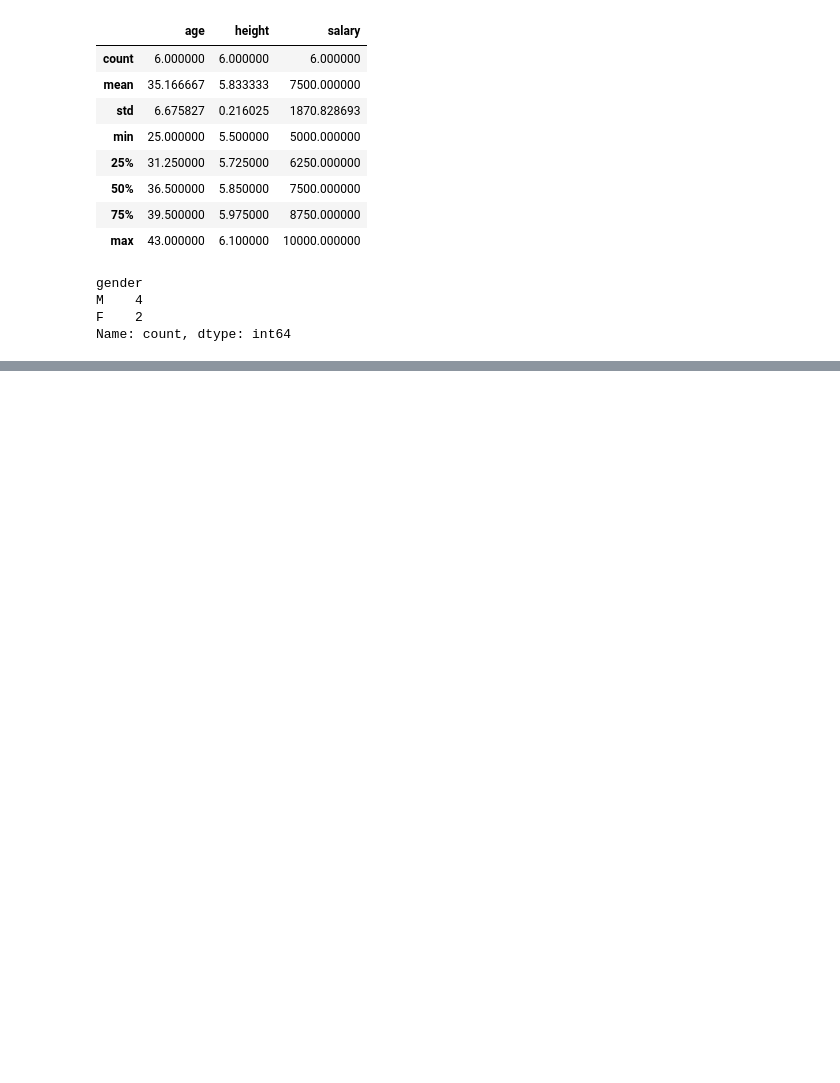
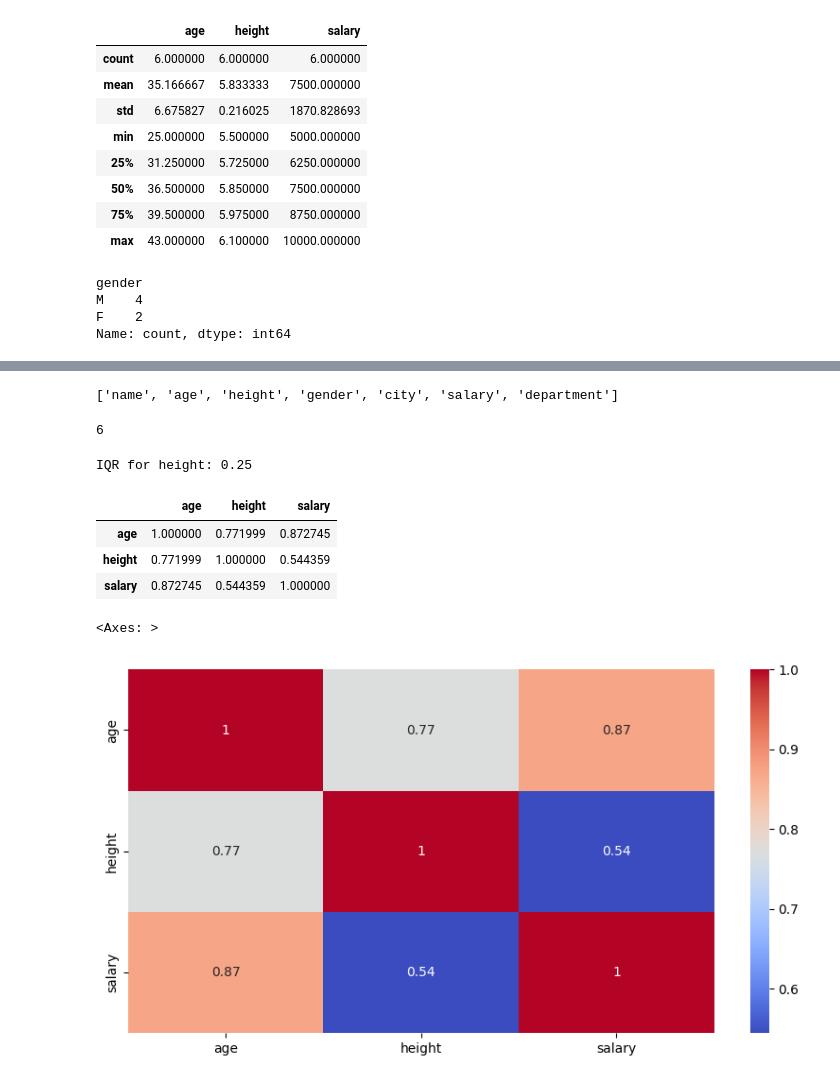
Before and after one commit to f2alab/datacamptraining, a Jupyter notebook: eda.ipynb, the cells around one changed output, grey strips where cells are left out. Cells and saved outputs as stored; diff of their text form; code cells hidden in the pictures; blank space fills up the shorter version.

```diff
--- a/eda.ipynb
+++ b/eda.ipynb
@@ -50,0 +66,32 @@ Name: count, dtype: int64
+# %%
+data.isna().any()
+
+data.columns[~data.isna().any()].tolist()
+# %% [output]
+['name', 'age', 'height', 'gender', 'city', 'salary', 'department']
+# %%
+data['department'].nunique()
+# %% [output]
+6
+# %%
+from scipy.stats import iqr
+
+# Calculating the IQR for the 'height' column
+height_iqr = iqr(data['height'])
+print(f"IQR for height: {height_iqr}")
+# %% [output]
+IQR for height: 0.25
+# %%
+data.corr(numeric_only=True)
+# %% [output]
+|  | age | height | salary |
+| age | 1.000000 | 0.771999 | 0.872745 |
+| height | 0.771999 | 1.000000 | 0.544359 |
+| salary | 0.872745 | 0.544359 | 1.000000 |
+# %%
+#Correlation matrix
+plt.figure(figsize=(10, 5))
+sns.heatmap(data.corr(numeric_only=True), annot=True, cmap='coolwarm')
+# %% [output]
+<Axes: >
+[figure, added]
```
Also changed, not shown: parts of 4 cells of this notebook, 5 other files.
